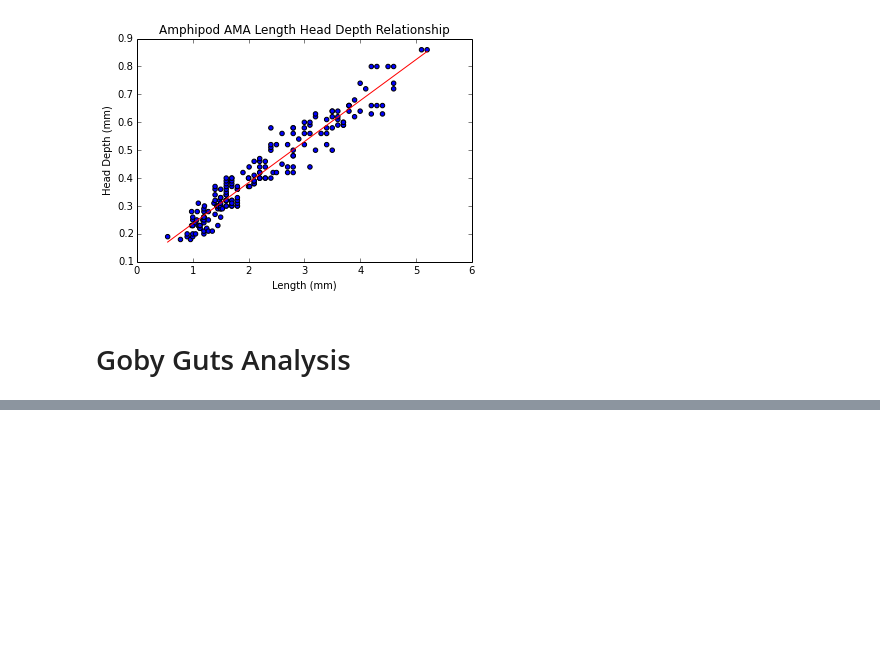
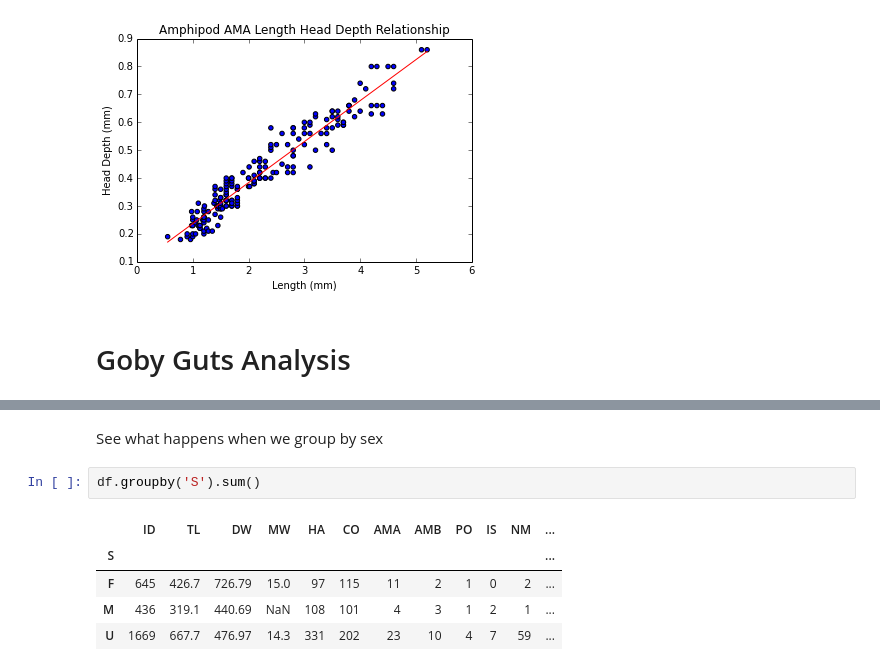
Before and after one commit to rah/optimal-size-selection, a Jupyter notebook: 9. Scratch Pad.ipynb, the cells around one changed output, grey strips where cells are left out. Saved outputs shown, nothing was run; the diff lists cells and outputs as text; blank space fills up the shorter version.

```diff
--- a/9. Scratch Pad.ipynb
+++ b/9. Scratch Pad.ipynb
@@ -53,0 +55,10 @@ df.head()
+# %% [markdown]
+See what happens when we group by sex
+# %%
+df.groupby('S').sum()
+# %% [output]
+|  | ID | TL | DW | MW | HA | CO | AMA | AMB | PO | IS | NM | ... |
+| S |  |  |  |  |  |  |  |  |  |  |  | ... |
+| F | 645 | 426.7 | 726.79 | 15.0 | 97 | 115 | 11 | 2 | 1 | 0 | 2 | ... |
+| M | 436 | 319.1 | 440.69 | NaN | 108 | 101 | 4 | 3 | 1 | 2 | 1 | ... |
+| U | 1669 | 667.7 | 476.97 | 14.3 | 331 | 202 | 23 | 10 | 4 | 7 | 59 | ... |
```
Also changed, not shown: parts of 7 cells of this notebook.
